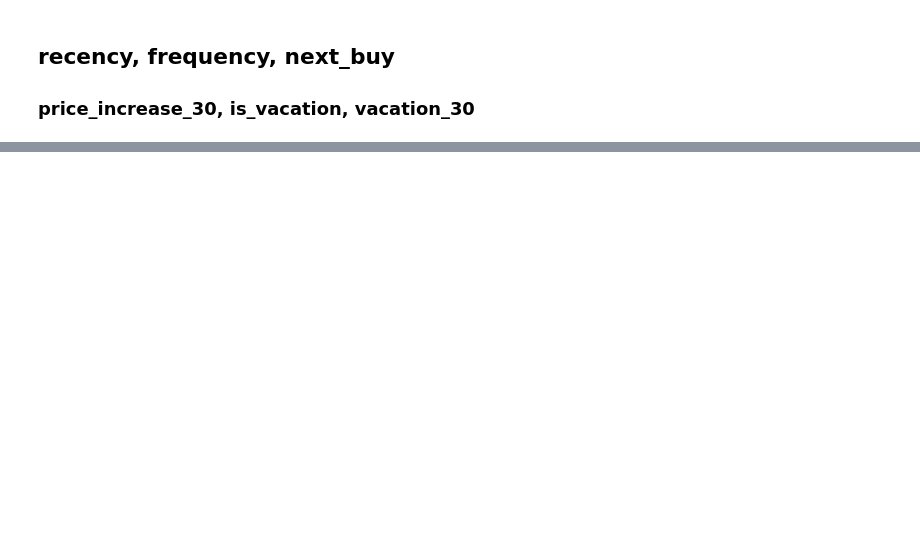
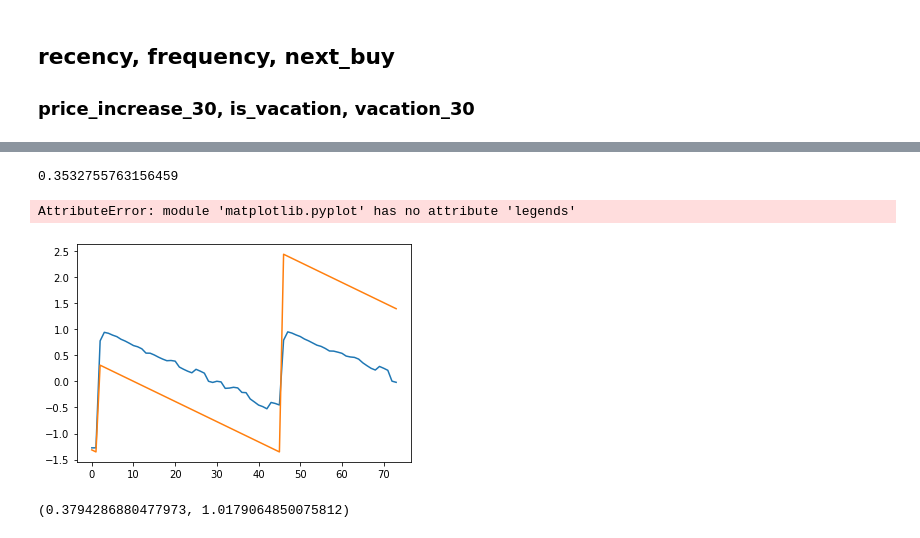
Before and after one commit to keshavs0305/Sales-Forecasting, a Jupyter notebook: data-analysis1.ipynb, the cells around one changed output, grey strips where cells are left out. Saved outputs shown, nothing was run; the diff lists cells and outputs as text; code cells hidden in the pictures; blank space fills up the shorter version.

```diff
--- a/data-analysis1.ipynb
+++ b/data-analysis1.ipynb
@@ -103,18 +129,23 @@ def next_buy(dfr,cusid):
         for j in range(tt[i]):
             t2.append(tt[i]-j-1)
 
+    x = len(t_)-len(t2)
     for i in range(len(t_)-len(t2)):
         t2.append(90)
-    return(t2)
+    return(t2,x)
 # %%
 def data_cus(df1,df2,cusid):
     ret = pd.DataFrame()
     ret['recency'] = recency(df1,cusid)
-    #print(ret)
+
     ret['buy_freq'] = buy_freq(df1,cusid)
-    for col in price_inc_30(df2).columns:
-        ret['price_inc_'+str(col)] = price_inc_30(df2)[col]
-    ret['next_buy'] = next_buy(df1,cusid)
-    return ret
+    dft = check_next_n(price_inc_30(df1,df2),30)
+    for col in dft.columns:
+        ret['price_inc_'+str(col)] = list(dft[col])
+    a,b = next_buy(df1,cusid)
+
+    ret['next_buy'],n = next_buy(df1,cusid)
+
+    return ret,n
 # %%
 def new_data(cusid):
@@ -155,0 +230,10 @@ pd.DataFrame(pred).to_csv('sample.csv',index=False)
+# %%
+scale = StandardScaler()
+data,n = data_cus(df,df2,887)
+data = scale.fit_transform(data.head(n))
+
+train, test = data[:round(len(data)*0.6)], data[round(len(data)*0.6):]
+x_train, x_test, y_train, y_test = train[:,:-1], test[:,:-1], train[:,-1], test[:,-1]
+# %%
+xgb_ = xgb.XGBRegressor()
+xgb_.fit(x_train,y_train)
@@ -155,0 +249,12 @@ pd.DataFrame(pred).to_csv('sample.csv',index=False)
+# %%
+xgb_.score(x_test,y_test)
+# %% [output]
+0.3532755763156459
+# %%
+plt.plot(xgb_.predict(x_test),label='preds')
+plt.plot(y_test)
+plt.legends()
+plt.show()
+# %% [output]
+AttributeError: module 'matplotlib.pyplot' has no attribute 'legends'
+[figure, added]
@@ -155,0 +265,4 @@ pd.DataFrame(pred).to_csv('sample.csv',index=False)
+# %%
+r1,r2
+# %% [output]
+(0.3794286880477973, 1.0179064850075812)
```
Also changed, not shown: parts of 13 cells of this notebook.
